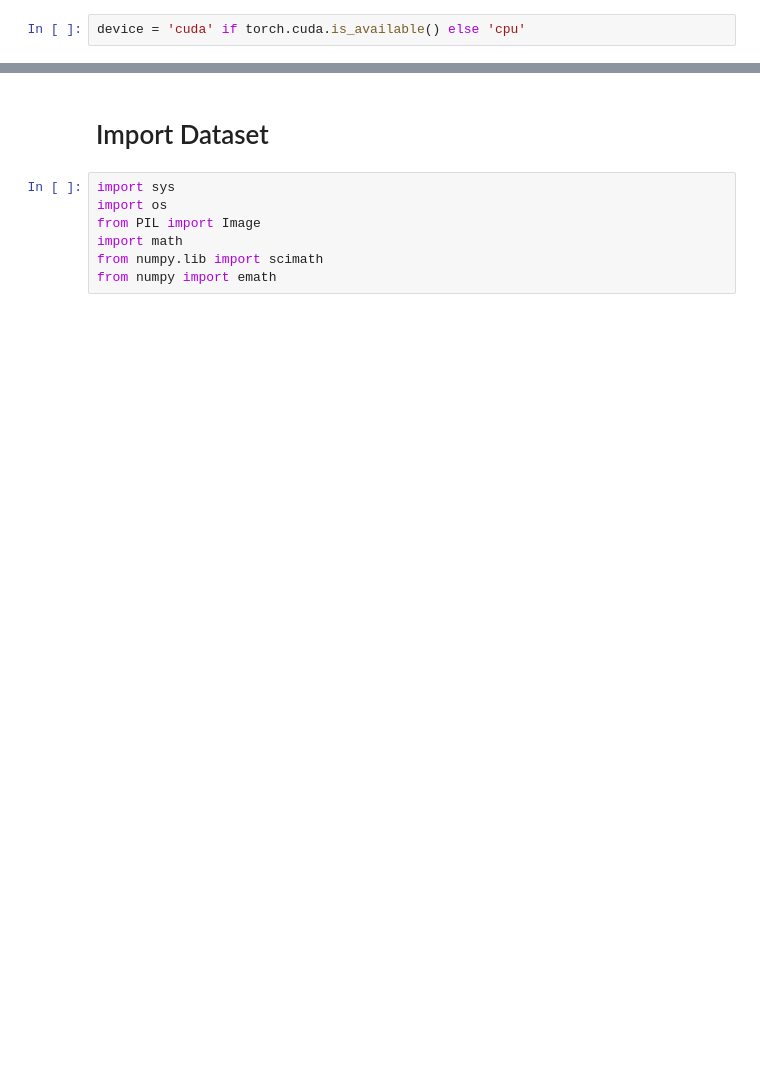
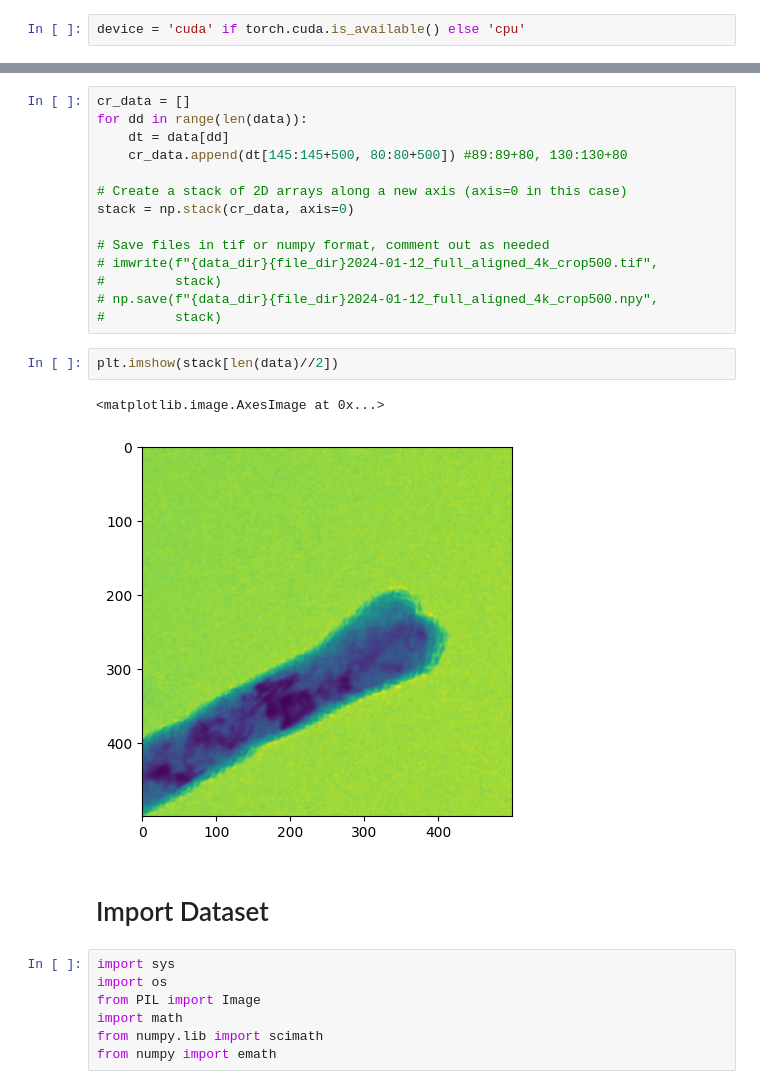
Before and after one commit to KaynaL-MT/AD_LTEM, a Jupyter notebook: KaynaL-MT/RMAD_NiFe_Nanowire2.ipynb, the cells around one changed output, grey strips where cells are left out. Drawn from its saved outputs; the diff is of its cells as text; blank space fills up the shorter version.

```diff
--- a/KaynaL-MT/RMAD_NiFe_Nanowire2.ipynb
+++ b/KaynaL-MT/RMAD_NiFe_Nanowire2.ipynb
@@ -60,6 +60,25 @@ An array object represents a multidimensional, homogeneous array
 ...            offset=np.int_().itemsize,
 ...            dtype=int) # offset = 1*itemsize, i.e. skip first element
 array([2, 3])
+# %%
+cr_data = []
+for dd in range(len(data)):
+    dt = data[dd]
+    cr_data.append(dt[145:145+500, 80:80+500]) #89:89+80, 130:130+80
+
+# Create a stack of 2D arrays along a new axis (axis=0 in this case)
+stack = np.stack(cr_data, axis=0)
+
+# Save files in tif or numpy format, comment out as needed
+# imwrite(f"{data_dir}{file_dir}2024-01-12_full_aligned_4k_crop500.tif",
+#         stack)
+# np.save(f"{data_dir}{file_dir}2024-01-12_full_aligned_4k_crop500.npy",
+#         stack)
+# %%
+plt.imshow(stack[len(data)//2])
+# %% [output]
+<matplotlib.image.AxesImage at 0x...>
+[figure, added]
 # %% [markdown]
 # Import Dataset
 # %%
```
Also changed, not shown: parts of 35 cells of this notebook.
